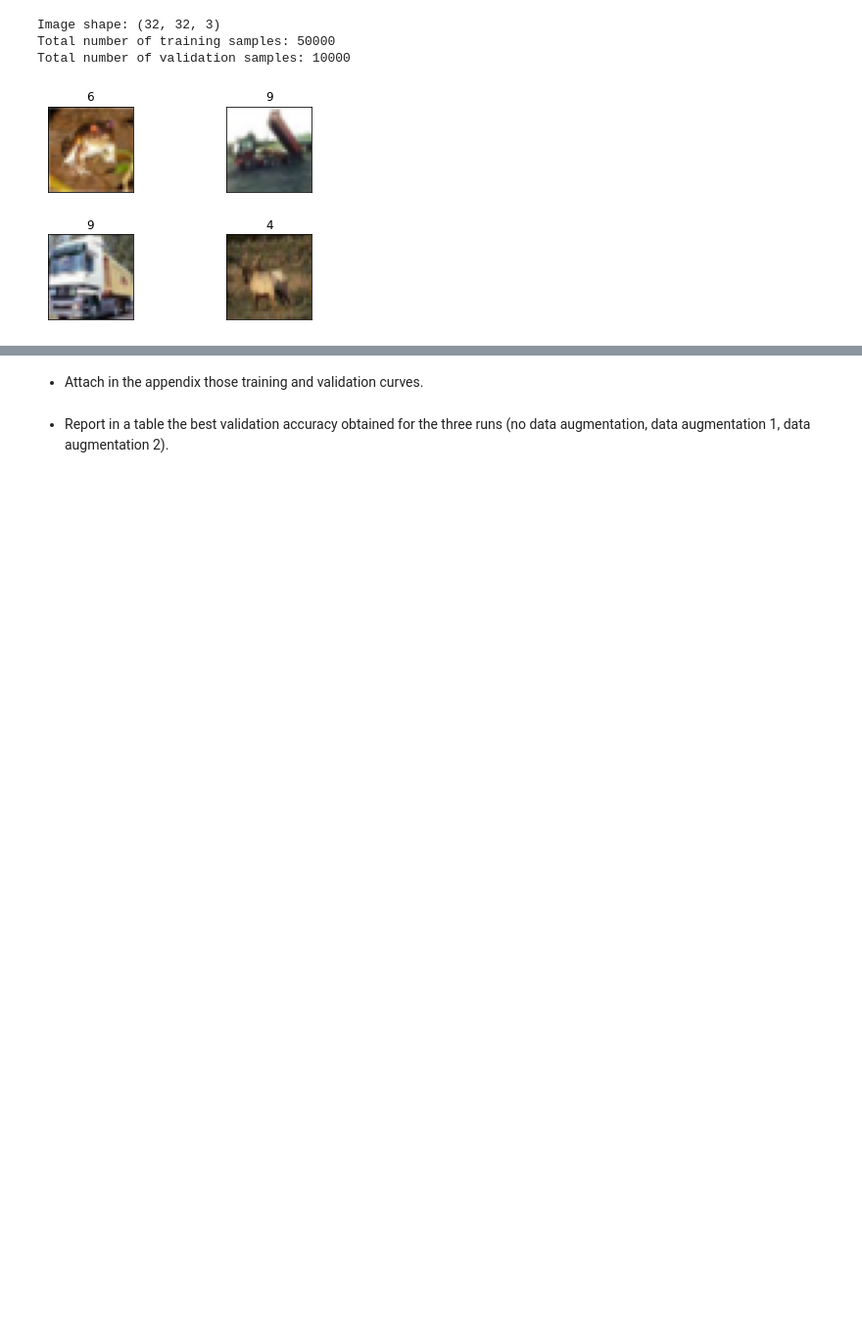
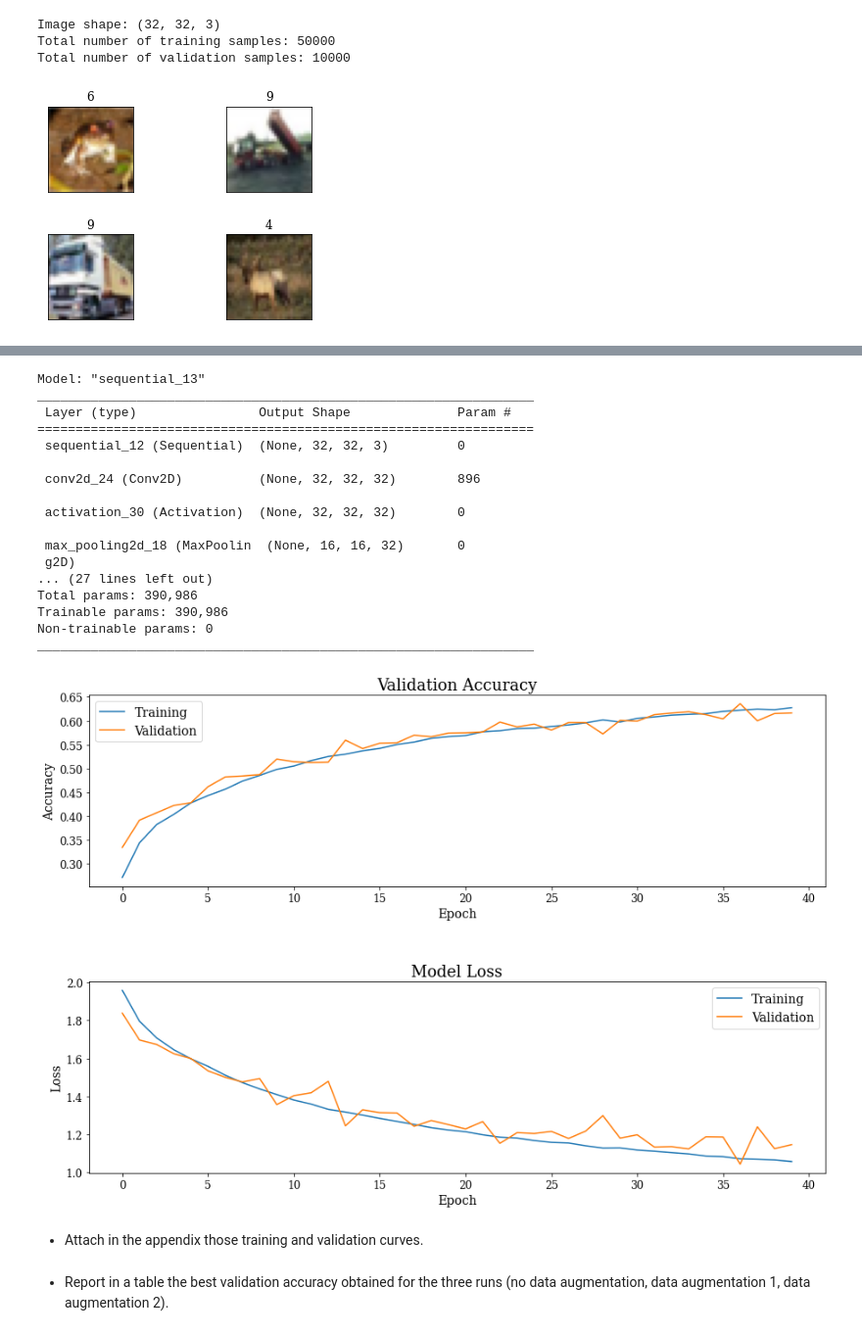
Before and after one commit to limited-fion/deep-learning-cw, a Jupyter notebook: 03_cw.ipynb, the cells around one changed output, grey strips where cells are left out. Shown at 98% size. Drawn from its saved outputs; the diff is of its cells as text; code cells hidden in the pictures; blank space fills up the shorter version.

```diff
--- a/03_cw.ipynb
+++ b/03_cw.ipynb
@@ -286,4 +414,7 @@ KeyboardInterrupt: ignored
 # %%
+# load the data
+(X_train, y_train), (X_test, y_test) = cifar10.load_data()
+
 print('Image shape: {0}'.format(X_train.shape[1:]))
 print('Total number of training samples: {0}'.format(X_train.shape[0]))
 print('Total number of validation samples: {0}'.format(X_test.shape[0]))
@@ -302,8 +433,11 @@ X_test_n = norm_layer(X_test)
 # to not performing any augmentation)
 data_augmentation = keras.Sequential(
     [
-        preprocessing.RandomRotation(0.8),
-        preprocessing.RandomZoom(height_factor=0.4)
+        preprocessing.RandomRotation(0.5),
+        preprocessing.RandomZoom(height_factor=0.3),
+        preprocessing.RandomFlip("horizontal"),
+        preprocessing.RandomTranslation(height_factor=0.2, width_factor=0.3, fill_mode='constant',interpolation='nearest'),
+        # preprocessing.RandomContrast(0.5, seed=123)
     ]
 )
 # We will use glorot_uniform as a initialization by default
@@ -339,4 +473,6 @@ model.compile(loss='categorical_crossentropy',
               optimizer=opt,
               metrics=['accuracy'])
 # Use 40 epochs as default value to plot your curves
-history = model.fit(X_train_n, Y_train_class, epochs=40, validation_data=(X_test_n,Y_test_class))
+history_da3 = model.fit(X_train_n, Y_train_class, epochs=40, validation_data=(X_test_n,Y_test_class))
+
+model.save('/content/drive/MyDrive/dl-cw-03/dataAug/da3')
@@ -343,3 +535,26 @@ history = model.fit(X_train_n, Y_train_class, epochs=40, validation_data=(X_test
+# %%
+plot_history(history_da3, 'da3.png', metric='accuracy')
+
+model.summary()
+# %% [output]
+Model: "sequential_13"
+_________________________________________________________________
+ Layer (type)                Output Shape              Param #
+=================================================================
+ sequential_12 (Sequential)  (None, 32, 32, 3)         0
+
+ conv2d_24 (Conv2D)          (None, 32, 32, 32)        896
+
+ activation_30 (Activation)  (None, 32, 32, 32)        0
+
+ max_pooling2d_18 (MaxPoolin  (None, 16, 16, 32)       0
+ g2D)
+... (27 lines left out)
+Total params: 390,986
+Trainable params: 390,986
+Non-trainable params: 0
+_________________________________________________________________
+[figure, added]
 # %% [markdown]
 *   Attach in the appendix those training and validation curves.
 # %% [markdown]
```
Also changed, not shown: parts of 29 cells of this notebook.
